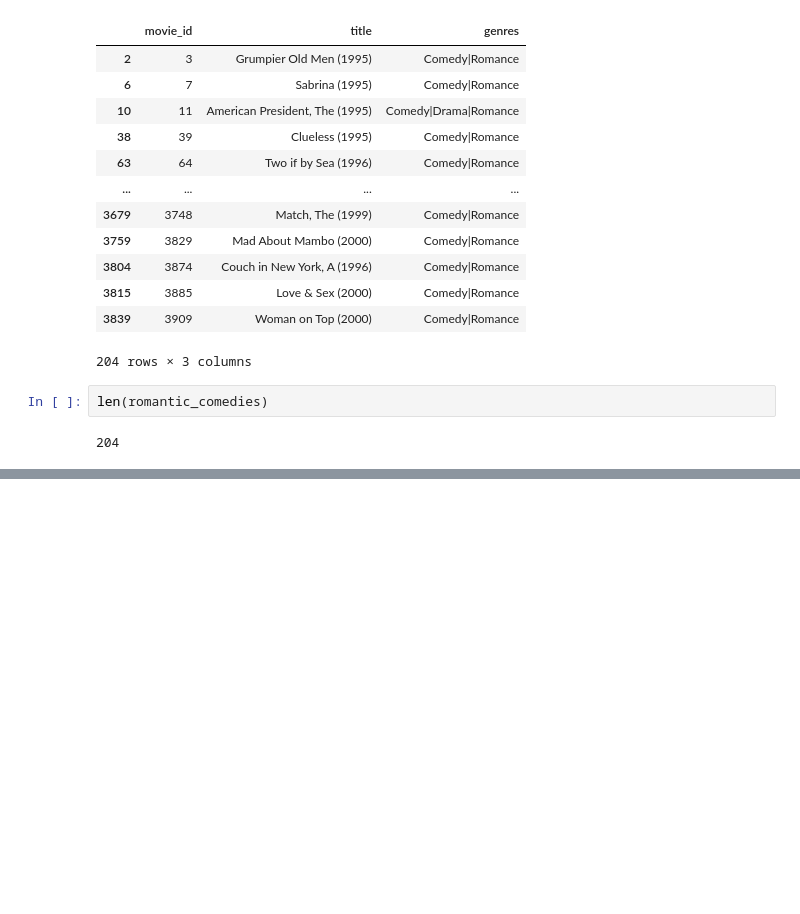
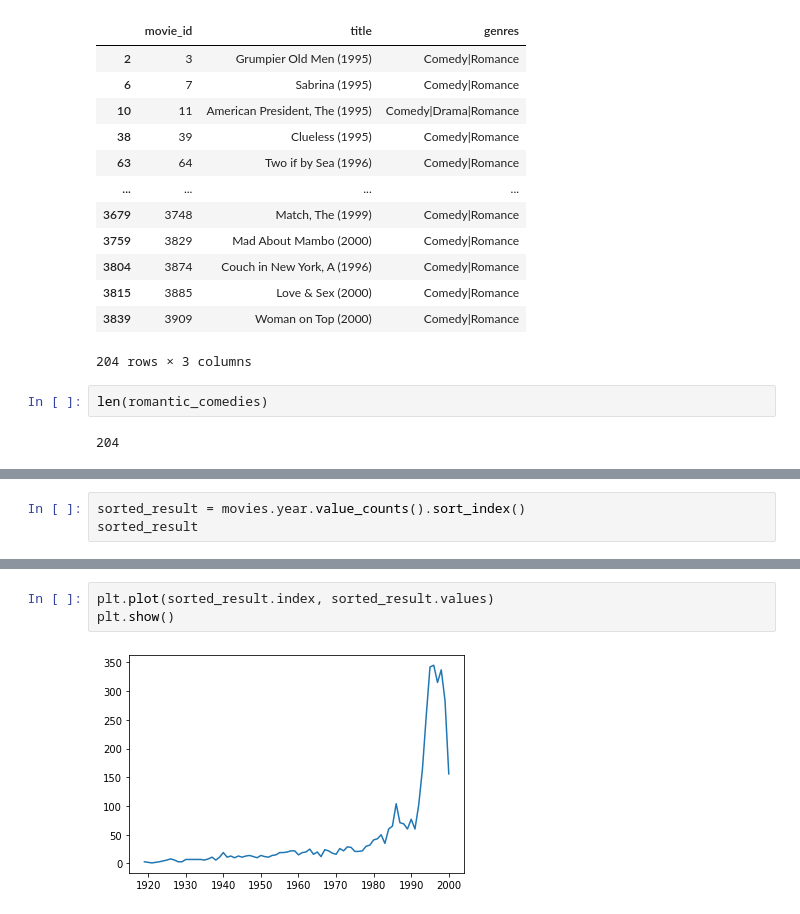
Before and after one commit to JakeOh/202105_itw_bd26, a Jupyter notebook: lab_da/da10_str.ipynb, the cells around one changed output, grey strips where cells are left out. Cells and saved outputs as stored; diff of their text form; blank space fills up the shorter version.

```diff
--- a/lab_da/da10_str.ipynb
+++ b/lab_da/da10_str.ipynb
@@ -111,0 +218,3 @@ len(romantic_comedies)
+# %%
+sorted_result = movies.year.value_counts().sort_index()
+sorted_result
@@ -111,0 +234,5 @@ len(romantic_comedies)
+# %%
+plt.plot(sorted_result.index, sorted_result.values)
+plt.show()
+# %% [output]
+[figure, added]
```
Also changed, not shown: parts of 13 cells of this notebook.
